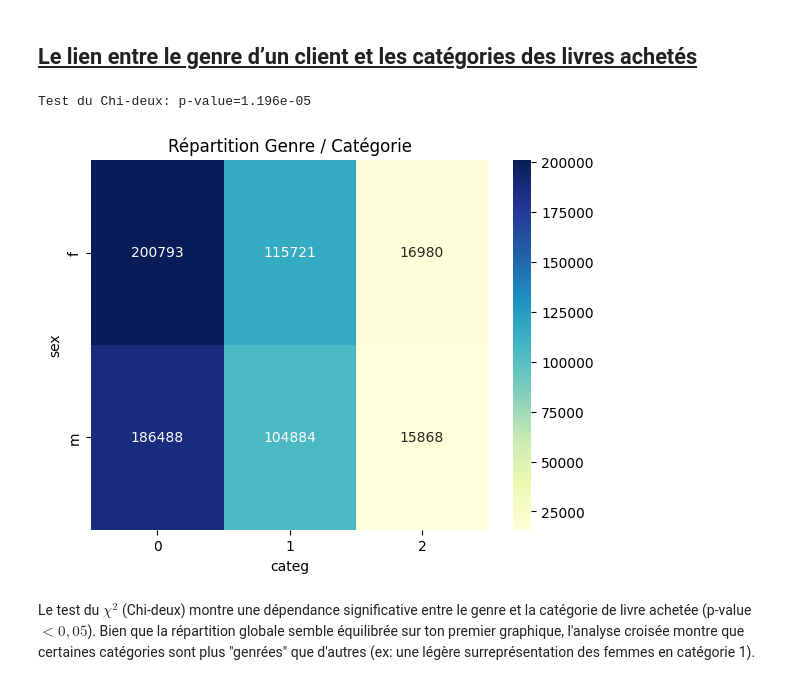
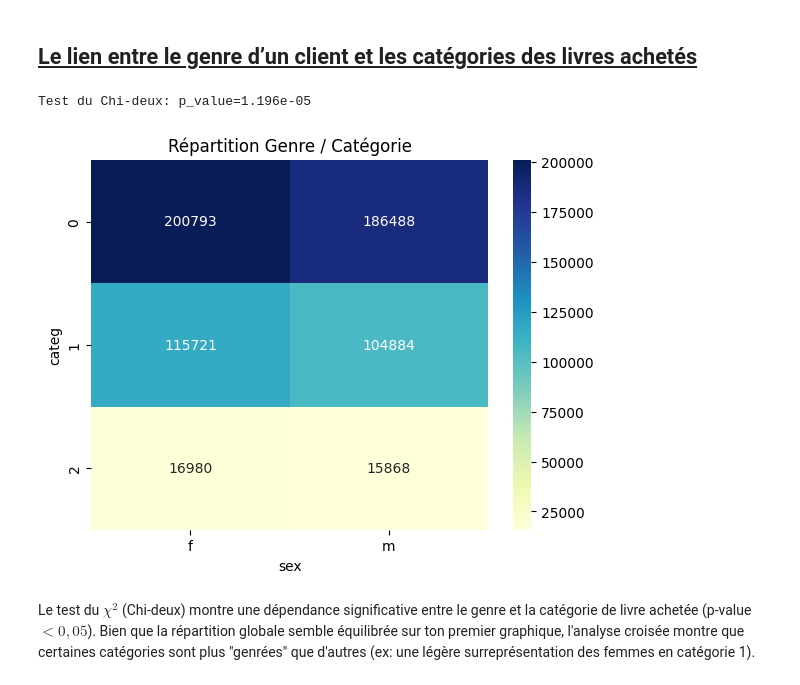
Before and after one commit to Julie-Data-Analyse/projet9_Lapage, a Jupyter notebook: notebooks/analyses_julie.ipynb, the cells around one changed output. Drawn from its saved outputs; the diff is of its cells as text; code cells hidden in the pictures.

Commit message:
Ajout graphs

```diff
--- a/notebooks/analyses_julie.ipynb
+++ b/notebooks/analyses_julie.ipynb
@@ -72,17 +72,17 @@ df_lapage.head()
 # %%
 # Quali - quali
 # Test recommandé = Chi² + table de contingence - heatmap
-contingence = pd.crosstab(df_lapage['sex'], df_lapage['categ'])
-chi2, p, dof, expected = stats.chi2_contingency(contingence)
-print(f"Test du Chi-deux: p-value={p:.3e}")
+contingence = pd.crosstab(df_lapage['categ'],df_lapage['sex'])
+chi2, p_value, dof, expected = stats.chi2_contingency(contingence)
+print(f"Test du Chi-deux: p_value={p:.3e}")
 
 # Visualisation Heatmap
 sns.heatmap(contingence, annot=True, fmt='d', cmap='YlGnBu')
 plt.title("Répartition Genre / Catégorie")
 plt.show()
 # %% [output]
-Test du Chi-deux: p-value=1.196e-05
+Test du Chi-deux: p_value=1.196e-05
-[figure, old version]
+[figure, new version]
 # %% [markdown]
 Le test du $\chi^2$ (Chi-deux) montre une dépendance significative entre le genre et la catégorie de livre achetée (p-value $< 0,05$). Bien que la répartition globale semble équilibrée sur ton premier graphique, l'analyse croisée montre que certaines catégories sont plus "genrées" que d'autres (ex: une légère surreprésentation des femmes en catégorie 1).
 # %% [markdown]
```
Also changed, not shown: parts of 1 cell of this notebook, 3 other files.
